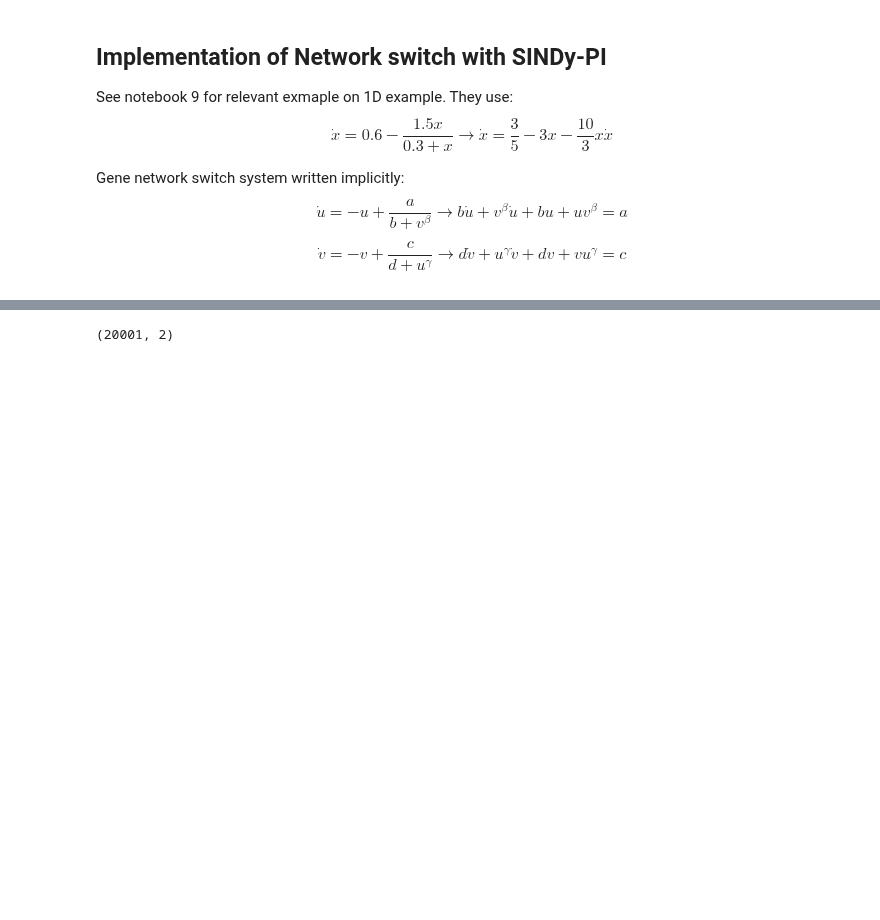
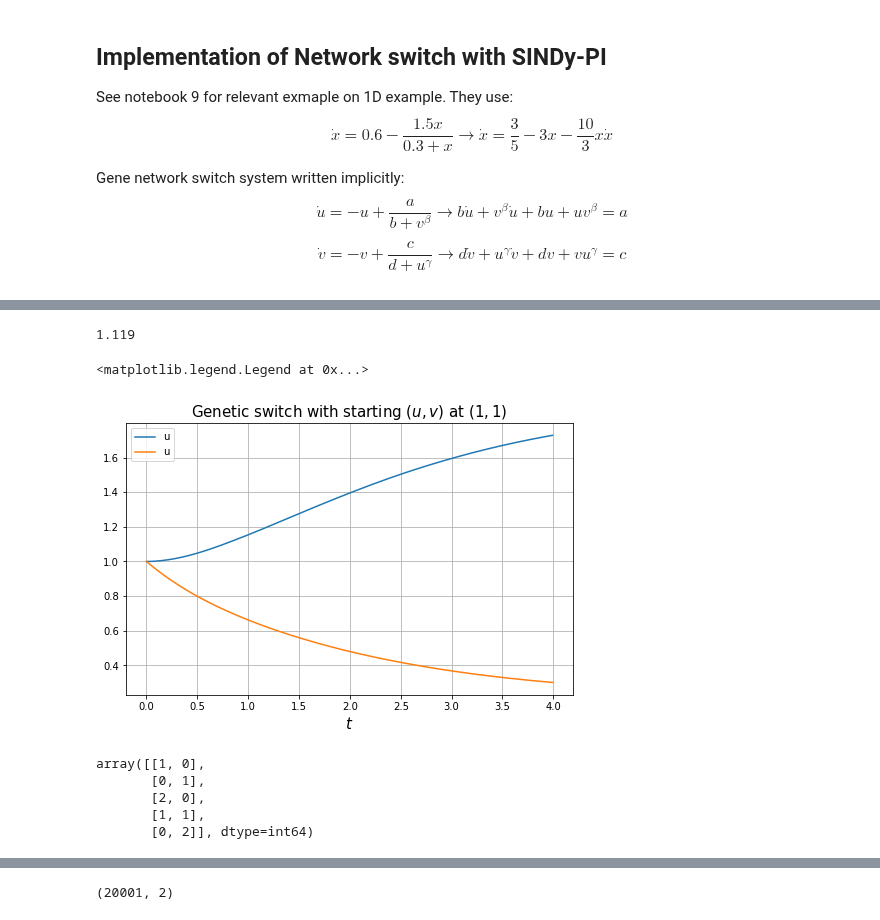
Before and after one commit to ainsleylaiuw/ISB-Hadlock-Lai, a Jupyter notebook: Ex_System.ipynb, the cells around one changed output, grey strips where cells are left out. Drawn from its saved outputs; the diff is of its cells as text; code cells hidden in the pictures; blank space fills up the shorter version.

```diff
--- a/Ex_System.ipynb
+++ b/Ex_System.ipynb
@@ -628,3 +628,33 @@ len(netswitch_train_multi)
 (400, 2)
 50
+# %%
+round(netswitch_x0s[0][0], 3)
+# %% [output]
+1.119
+# %%
+curr = 35
+plt.figure(figsize=(8, 5))
+soln = solve_ivp(
+        netswitch, t_span, (1, 1), t_eval=t
+    ).y.T
+#plt.plot(t, netswitch_train_multi[curr][:,0], label='u')
+#plt.plot(t, netswitch_train_multi[curr][:,1], label='v')
+plt.plot(t, soln[:,0], label='u')
+plt.plot(t, soln[:,1], label='u')
+plt.xlabel(r"$t$", fontsize=15)
+plt.grid(True)
+#plt.title(f'Genetic switch with starting $(u, v)$ at $({round(netswitch_x0s[curr][0], 3)}, {round(netswitch_x0s[curr][1], 3)})$', fontsize=15)
+plt.title(f'Genetic switch with starting $(u, v)$ at $({1}, {1})$', fontsize=15)
+plt.legend()
+# %% [output]
+<matplotlib.legend.Legend at 0x...>
+[figure, added]
+# %%
+ps.PolynomialLibrary(include_bias=False).fit(netswitch_train_multi[0]).powers_
+# %% [output]
+array([[1, 0],
+       [0, 1],
+       [2, 0],
+       [1, 1],
+       [0, 2]], dtype=int64)
 # %%
```
Also changed, not shown: parts of 8 cells of this notebook.
